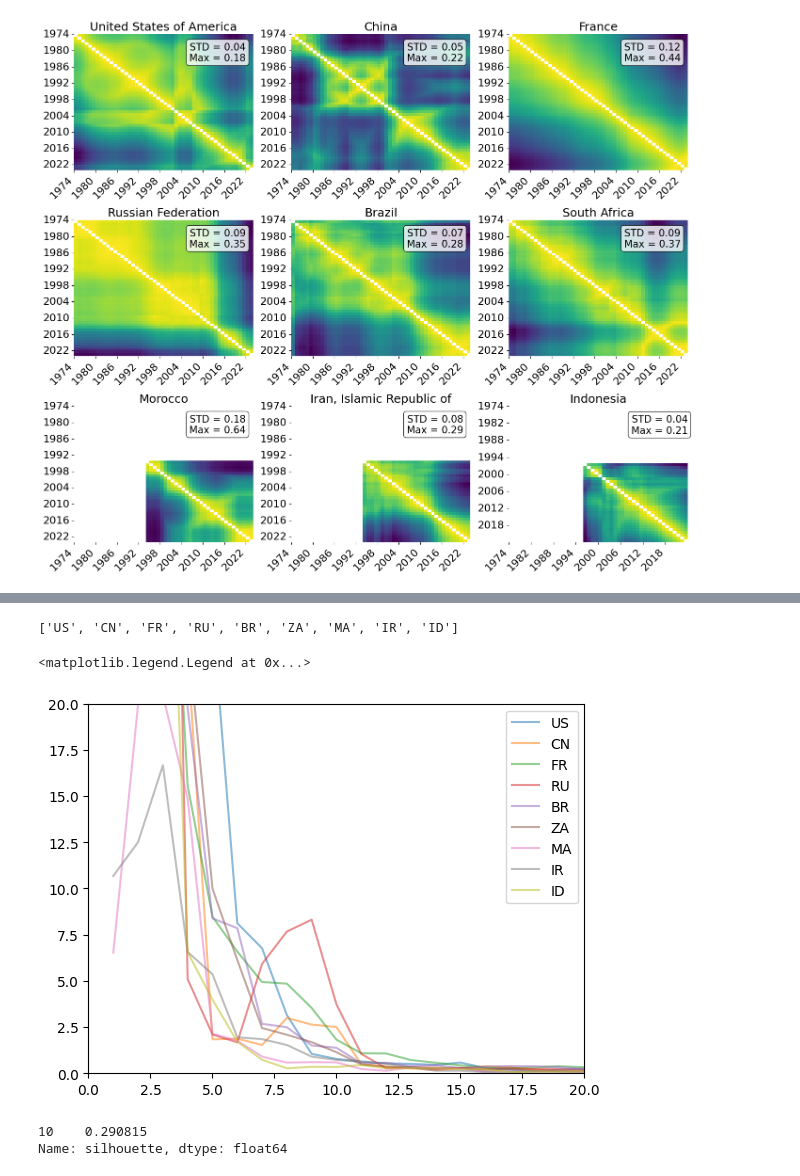
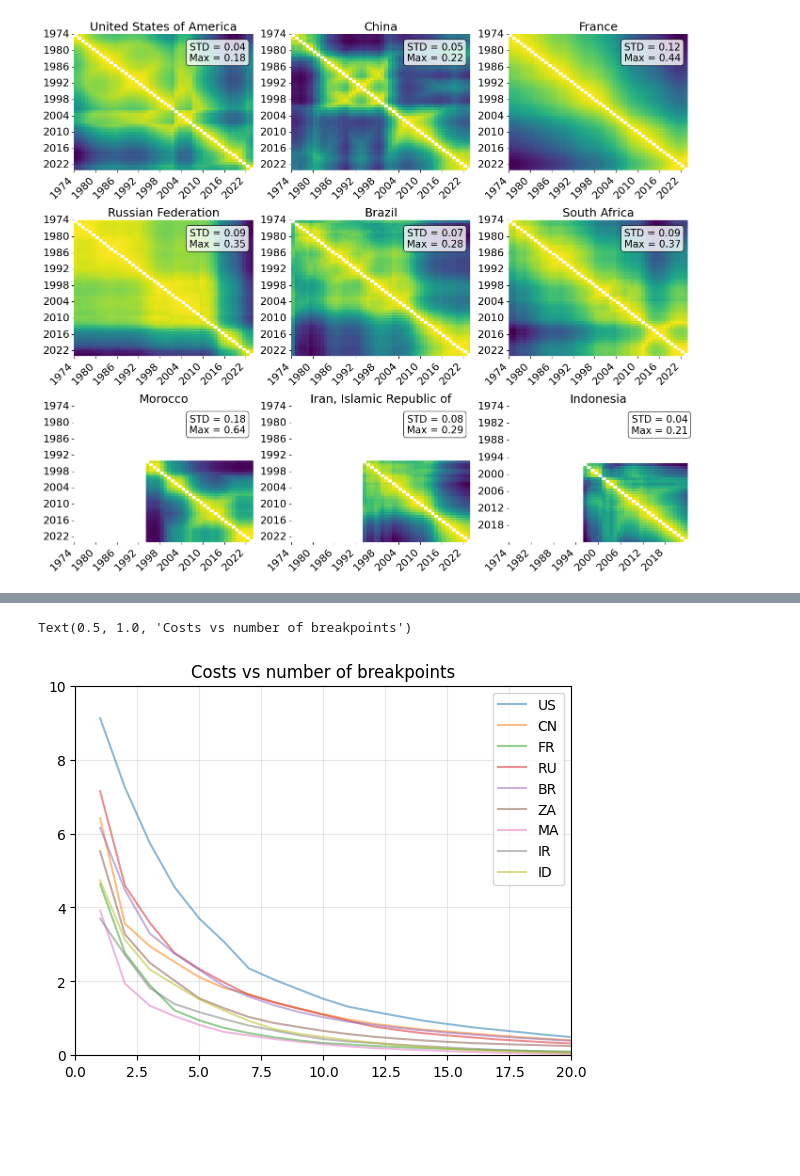
Before and after one commit to irivorobey/geoTopics, a Jupyter notebook: irina_clean/tipping_points_by_country.ipynb, the cells around one changed output, grey strips where cells are left out. Drawn from its saved outputs; the diff is of its cells as text; code cells hidden in the pictures; blank space fills up the shorter version.

```diff
--- a/irina_clean/tipping_points_by_country.ipynb
+++ b/irina_clean/tipping_points_by_country.ipynb
@@ -487,7 +437,7 @@ def get_country_data(country, algo, year_list_active, K, D, n_bkps_range = None)
     for i in range(K.shape[0]):
         K_zero[i, i] = 0
 
-    for n_bkps in tqdm(n_bkps_range):
+    for n_bkps in n_bkps_range:
     # Предсказываем фиксированное число точек
         bkps = algo.predict(n_bkps=n_bkps)
         bkps_year = np.array([year_list_active[0]] + [year_list_active[bkp] for bkp in bkps[:-1]] + [year_list_active[-1]])
@@ -502,20 +452,17 @@ def get_country_data(country, algo, year_list_active, K, D, n_bkps_range = None)
             # statistic, p_value = ks_2samp(sample_prev, sample)
             # print(bkps[:-1], bkps_prev[:-1], len([bkp for bkp in bkps_prev if bkp in bkps]), len(bkps_prev))
             # len([bkp for bkp in bkps_prev if bkp in bkps]) / len(bkps_prev)
-            # intersect_prev = [bkp for bkp in bkps_prev[1:-1] if bkp in bkps_year[1:-1]]
-            # union_prev = list(set(bkps[1:-1]).union(bkps_prev[1:-1]))
+            intersect_prev = [bkp for bkp in bkps_prev[1:-1] if bkp in bkps_year[1:-1]]
+            union_prev = list(set(bkps[1:-1]).union(bkps_prev[1:-1]))
             # non_intersect_prev = [bkp for bkp in bkps[1:-1] if bkp not in bkps_prev[1:-1]]
-            # print(bkps_prev)
-            # print(bkps_prev[1:-1])
-            chamfer_null = null_chamfer(bkps_prev[1:-1], 1975, 2022)
+
+            chamfer_null = null_chamfer(bkps_prev[1:-1], year_list_active[1], year_list_active[-2])
+            # costs_null = null_costs(algo, n_bkps, n_bkps_range[-1])
             # chamfer_value = chamfer_distance(bkps_prev[1:-1], bkps_year[1:-1])
             chamfer_value = chamfer_distance(bkps_year[1:-1], bkps_prev[1:-1])
-            # plt.hist(chamfer_null)
-            # plt.axvline(chamfer_value)
-            # plt.title((np.sum(chamfer_null <= chamfer_value) + 1) / (len(chamfer_null) + 1))
-            # plt.show()
+
             silhouette = silhouette_score(D, partition, metric="precomputed")
-            silhouette_null = null_silhouette(bkps_prev, D, K_zero.shape[0], year_list_active, 1974, 2023)
+            # silhouette_null = null_silhouette(bkps_prev, D, K_zero.shape[0], year_list_active, year_list_active[0], year_list_active[-1])
             # wasserstein = wasserstein_distance(np.diff(bkps_prev), bkps_year_diff)
             # wasserstein_null = null_wasserstein(bkps_prev, 1974, 2023)
             df_list.append({
@@ -528,7 +475,7 @@ def get_country_data(country, algo, year_list_active, K, D, n_bkps_range = None)
                 "chamfer_rank": (np.sum(chamfer_null <= chamfer_value) + 1) / (len(chamfer_null) + 1),
                 # "wasserstein": wasserstein,
                 # "wasserstein_rank": (np.sum(wasserstein_null <= wasserstein) + 1) / (len(wasserstein_null) + 1),
-                # "jaccard": len(intersect_prev) / len(union_prev),
+                "jaccard": len(intersect_prev) / len(union_prev),
                 # for previous n_bkps
                 "gini_period": gini(np.diff(bkps_prev)),
                 # "hoover_period": hoover(np.diff(bkps_prev)),
@@ -541,10 +488,11 @@ def get_country_data(country, algo, year_list_active, K, D, n_bkps_range = None)
                 "median_period": np.median(np.diff(bkps_prev)),
                 # for previous n_bkps
                 "silhouette": silhouette,
-                "silhouette_rank": (np.sum(silhouette_null <= silhouette) + 1) / (len(silhouette_null) + 1),
+                # "silhouette_rank": (np.sum(silhouette_null <= silhouette) + 1) / (len(silhouette_null) + 1),
                 "modularity": calculate_modularity(K_zero, partition),
                 #
                 "cost": algo.cost.sum_of_costs(bkps),
+                # "cost_rank": (np.sum(costs_null <= algo.cost.sum_of_costs(bkps)) + 1) / (len(costs_null) + 1),
                 "bkps": bkps_prev
             })
             bkps_prev = bkps_year
@@ -571,0 +527,5 @@ plt.show()
+# %%
+n_bkps = 4
+
+bkps = algo.predict(n_bkps=n_bkps)
+bkps_year = np.array(year_list_active)[bkps[:-1]]
@@ -701,7 +701,12 @@ df_n_bkps = (
 # %%
-country_list_short
+df_n_bkps = (
+    pd.concat(df_list)
+    .assign(
+        silhouette_quantile = lambda df: df.groupby('n_bkps_prev')['silhouette'].rank(pct=True),
+        chamfer_rolling=lambda df: df.chamfer_distance.rolling(3).mean(),
+        first_bkp = lambda df: [bkps[1] for bkps in df.bkps]
+    )
+)
-# %% [output]
-['US', 'CN', 'FR', 'RU', 'BR', 'ZA', 'MA', 'IR', 'ID']
 # %%
 px.box(df_n_bkps.query("n_bkps_prev <= 20").assign(
     log_chamfer = lambda df: np.log(df.chamfer_distance),
@@ -710,14 +715,11 @@ px.box(df_n_bkps.query("n_bkps_prev <= 20").assign(
 # %%
 for country in country_list_short:
-    plt.plot(df_n_bkps.query(f"country == '{country}'").n_bkps_prev, df_n_bkps.query(f"country == '{country}'").chamfer_rolling, label=country, alpha=0.5)
-plt.ylim(0, 20)
+    plt.plot(df_n_bkps.query(f"country == '{country}'").n_bkps_prev, df_n_bkps.query(f"country == '{country}'").cost, label=country, alpha=0.5)
+plt.ylim(0, 10)
 plt.xlim(0, 20)
+plt.grid(alpha=0.3)
 plt.legend()
+plt.title("Costs vs number of breakpoints")
 # %% [output]
-<matplotlib.legend.Legend at 0x...>
+Text(0.5, 1.0, 'Costs vs number of breakpoints')
-[figure, old version]
+[figure, new version]
-# %%
-df_n_bkps.query(f"(country == '{country}') and (n_bkps_prev == @n)").silhouette
-# %% [output]
-10    0.290815
-Name: silhouette, dtype: float64
```
Also changed, not shown: parts of 101 cells of this notebook.
